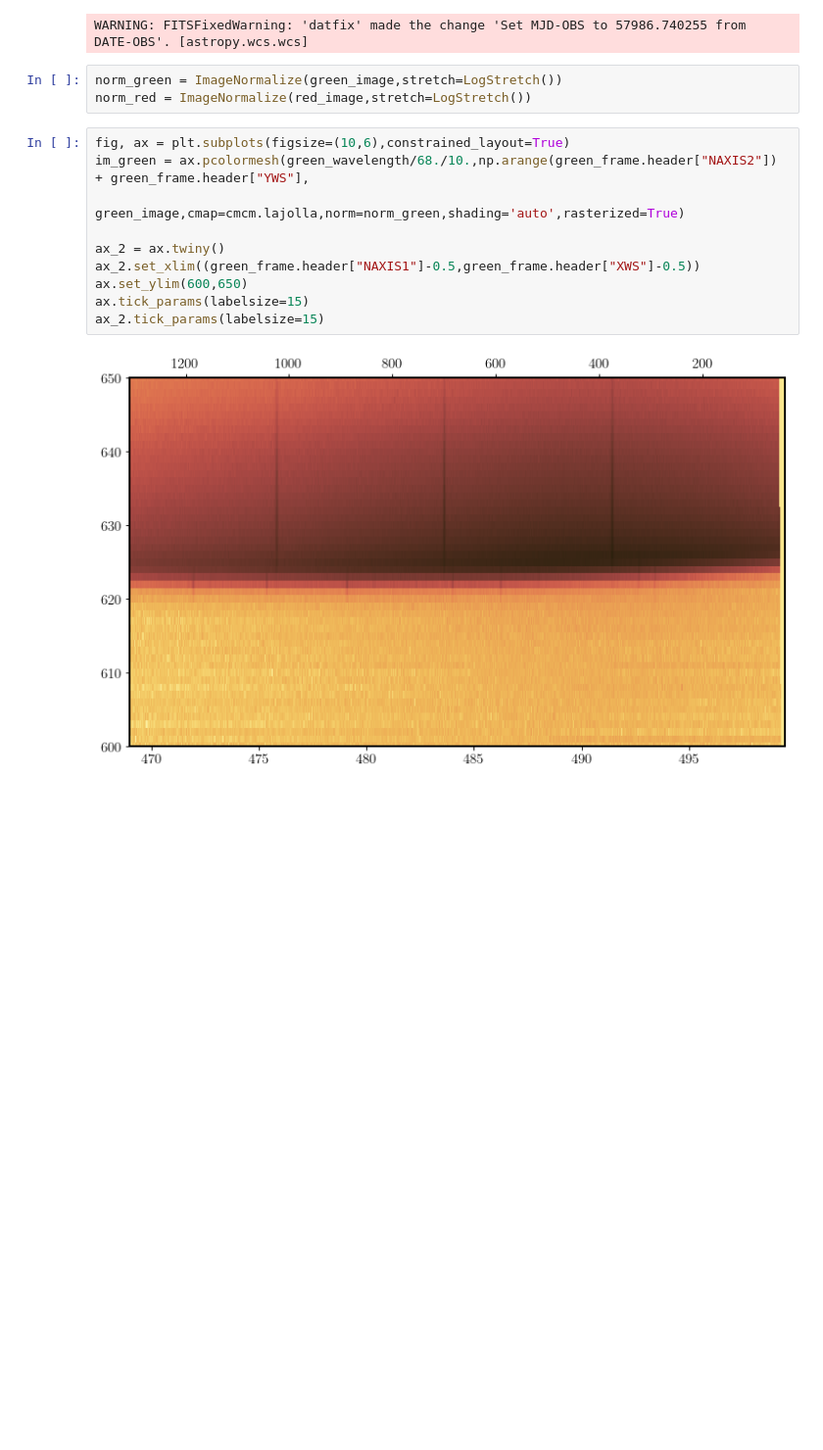
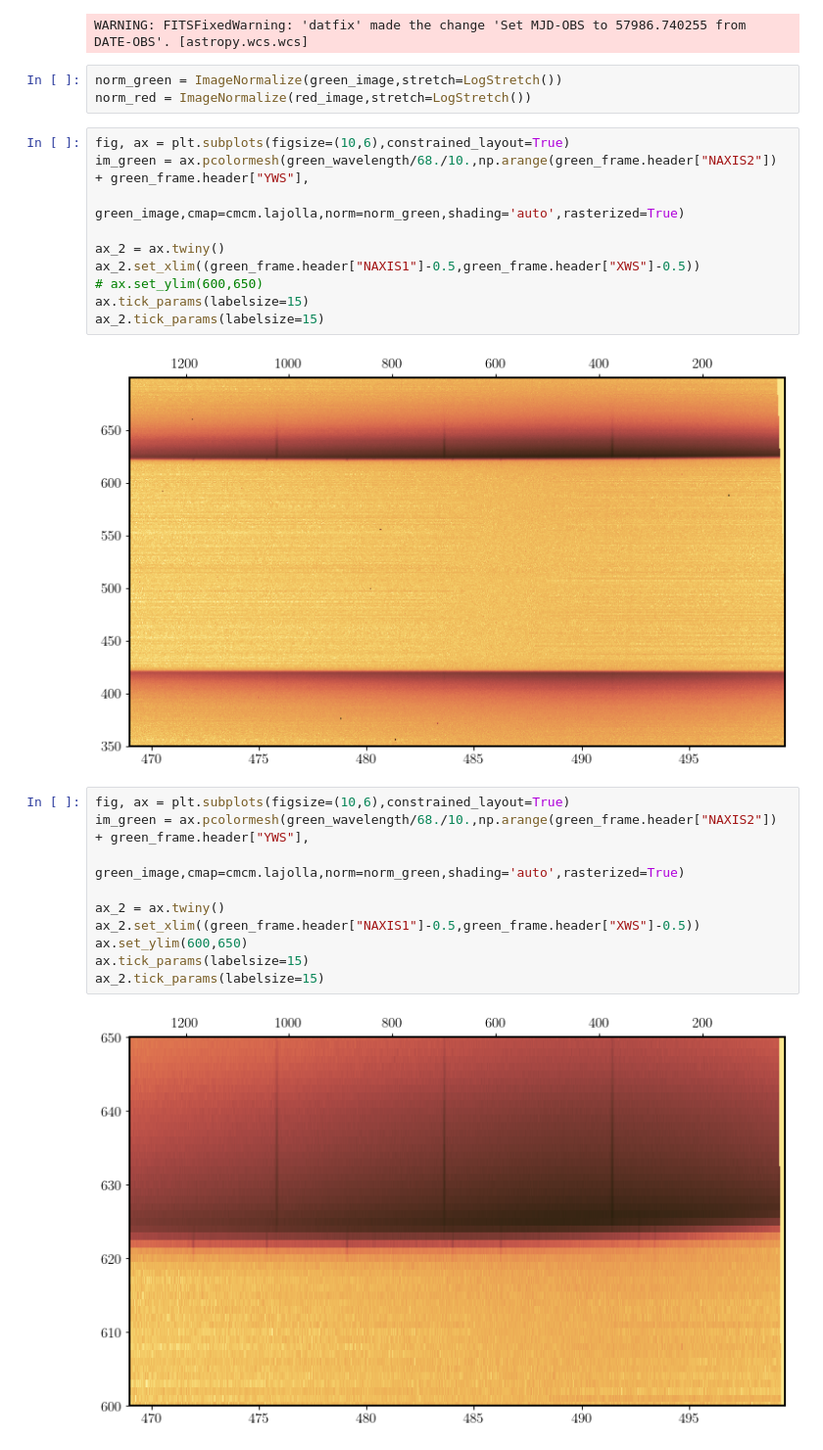
Before and after one commit to yjzhu-solar/Eclipse2017, a Jupyter notebook: ipynb/eclipse_calib/abs_wvl_calib_test.ipynb, the cells around one changed output. Shown at 98% size. Drawn from its saved outputs; the diff is of its cells as text; blank space fills up the shorter version.

```diff
--- a/ipynb/eclipse_calib/abs_wvl_calib_test.ipynb
+++ b/ipynb/eclipse_calib/abs_wvl_calib_test.ipynb
@@ -42,6 +42,18 @@ WARNING: FITSFixedWarning: 'datfix' made the change 'Set MJD-OBS to 57986.740255
 # %%
 norm_green = ImageNormalize(green_image,stretch=LogStretch())
 norm_red = ImageNormalize(red_image,stretch=LogStretch())
+# %%
+fig, ax = plt.subplots(figsize=(10,6),constrained_layout=True)
+im_green = ax.pcolormesh(green_wavelength/68./10.,np.arange(green_frame.header["NAXIS2"]) + green_frame.header["YWS"],
+                        green_image,cmap=cmcm.lajolla,norm=norm_green,shading='auto',rasterized=True)
+
+ax_2 = ax.twiny()
+ax_2.set_xlim((green_frame.header["NAXIS1"]-0.5,green_frame.header["XWS"]-0.5))
+# ax.set_ylim(600,650)
+ax.tick_params(labelsize=15)
+ax_2.tick_params(labelsize=15)
+# %% [output]
+[figure, added]
 # %%
 fig, ax = plt.subplots(figsize=(10,6),constrained_layout=True)
 im_green = ax.pcolormesh(green_wavelength/68./10.,np.arange(green_frame.header["NAXIS2"]) + green_frame.header["YWS"],
```
Also changed, not shown: 5 other files.
